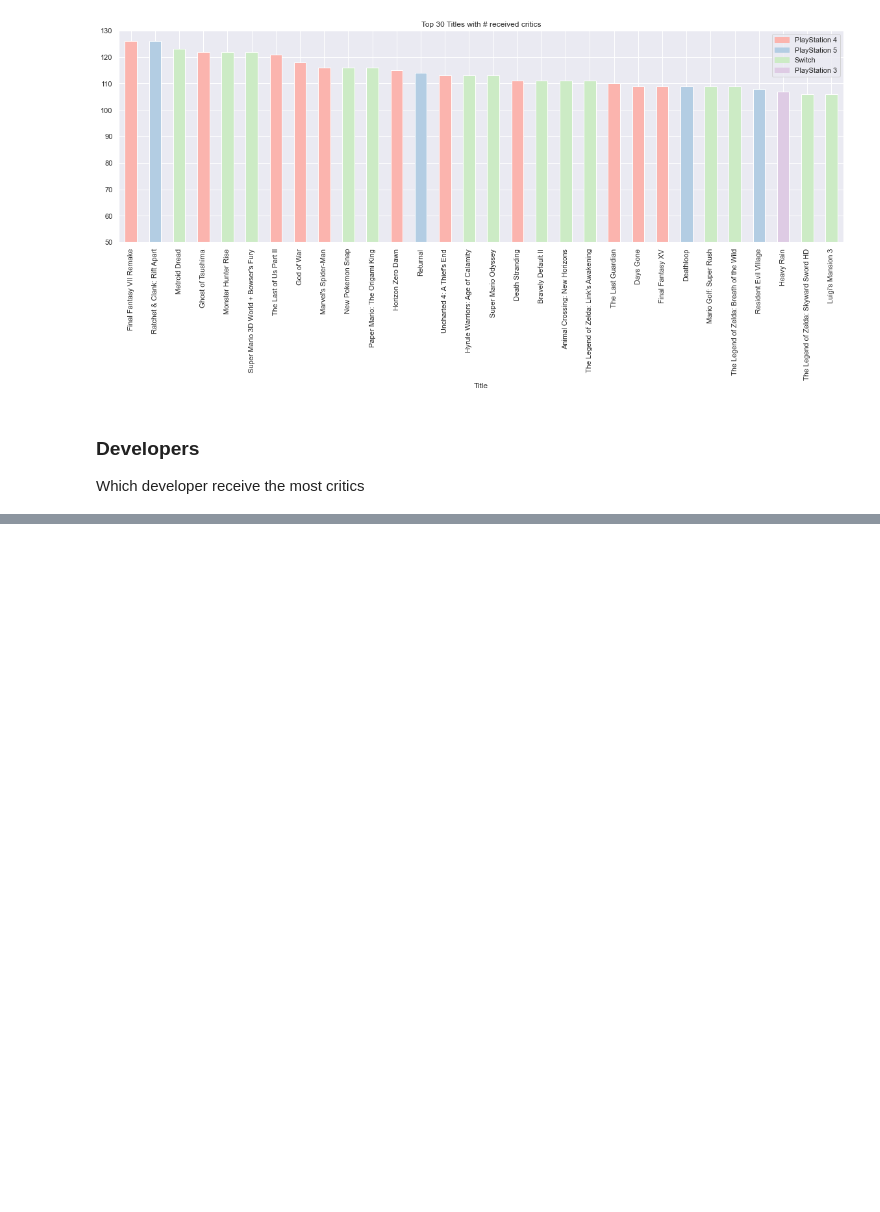
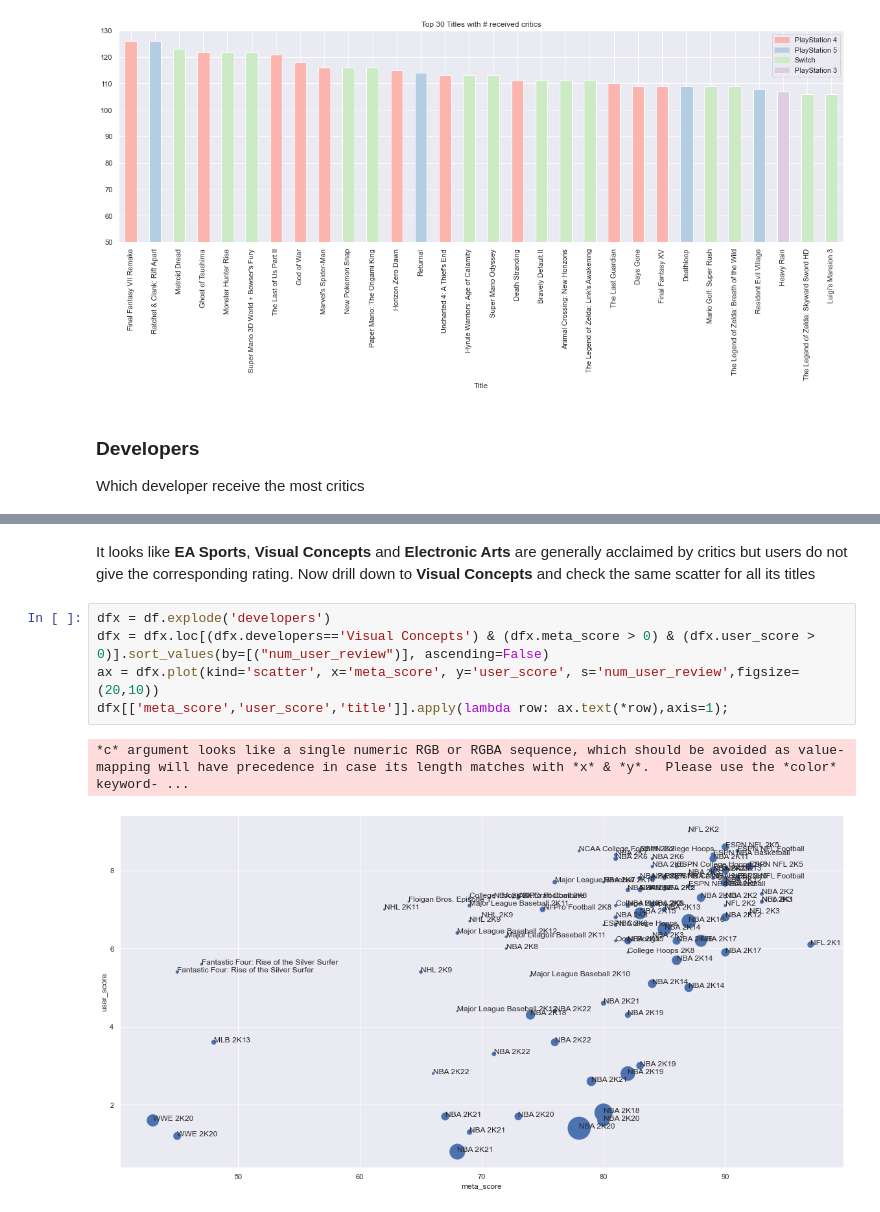
Before and after one commit to sunlung/Metacritic-Games-Analysis, a Jupyter notebook: explorer.ipynb, the cells around one changed output, grey strips where cells are left out. Cells and saved outputs as stored; diff of their text form; blank space fills up the shorter version.

```diff
--- a/explorer.ipynb
+++ b/explorer.ipynb
@@ -248,0 +221,10 @@ dfx.loc[(dfx.developers=='Activision') & (dfx.meta_score > 0)]
+# %% [markdown]
+It looks like <b>EA Sports</b>, <b>Visual Concepts</b> and <b>Electronic Arts</b> are generally acclaimed by critics but users do not give the corresponding rating. Now drill down to <b>Visual Concepts</b> and check the same scatter for all its titles
+# %%
+dfx = df.explode('developers')
+dfx = dfx.loc[(dfx.developers=='Visual Concepts') & (dfx.meta_score > 0) & (dfx.user_score > 0)].sort_values(by=[("num_user_review")], ascending=False)
+ax = dfx.plot(kind='scatter', x='meta_score', y='user_score', s='num_user_review',figsize=(20,10))
+dfx[['meta_score','user_score','title']].apply(lambda row: ax.text(*row),axis=1);
+# %% [output]
+*c* argument looks like a single numeric RGB or RGBA sequence, which should be avoided as value-mapping will have precedence in case its length matches with *x* & *y*.  Please use the *color* keyword- ...
+[figure, added]
```
Also changed, not shown: parts of 8 cells of this notebook.
